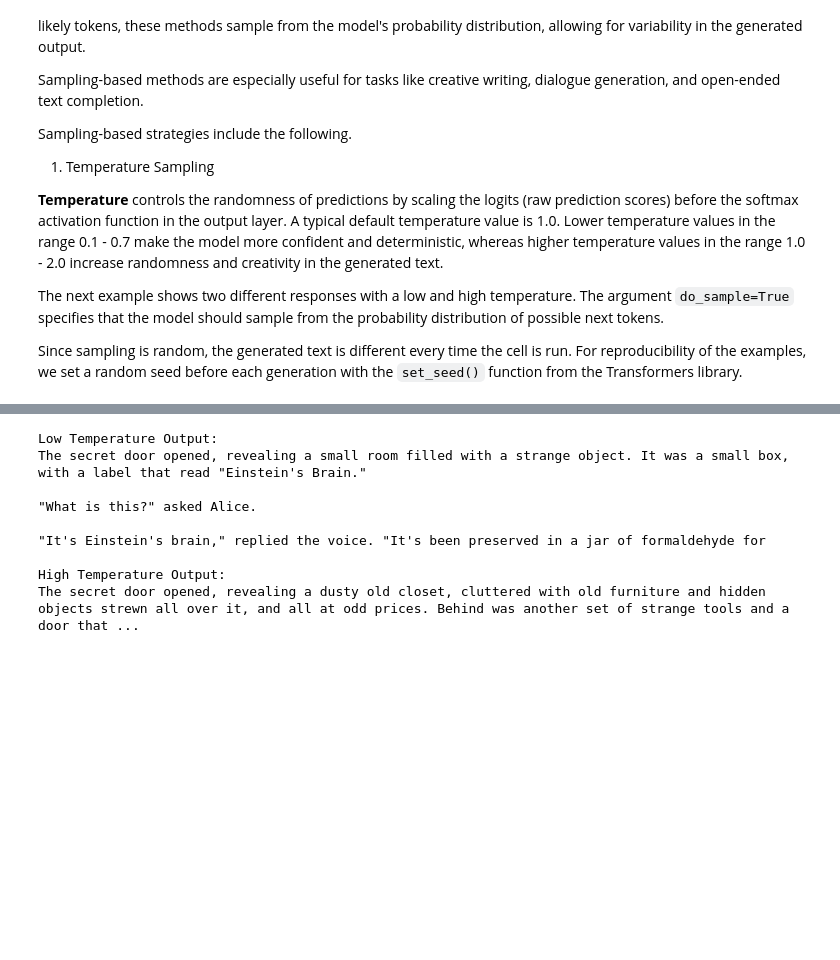
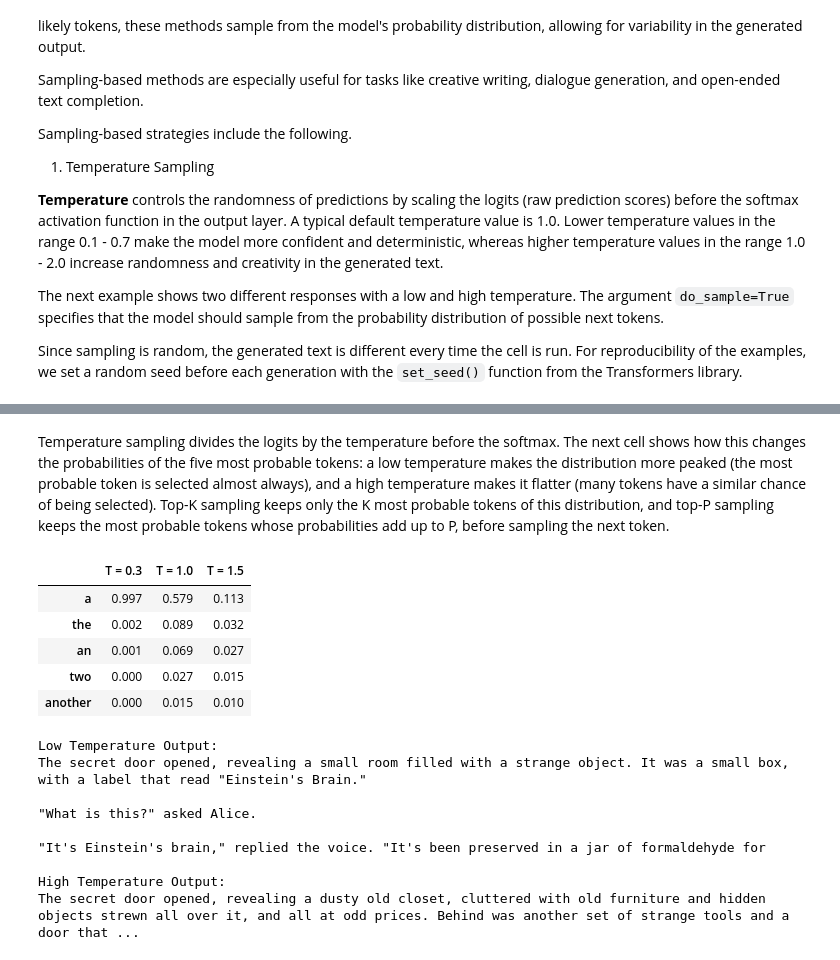
Before and after one commit to avakanski/Fall-2026-Applied-Data-Science-with-Python, a Jupyter notebook: Lectures/Theme_3-Model_Engineering/Lecture_18-NLP/Lecture_18-NLP.ipynb, the cells around one changed output, grey strips where cells are left out. Drawn from its saved outputs; the diff is of its cells as text; code cells hidden in the pictures; blank space fills up the shorter version.

```diff
--- a/Lectures/Theme_3-Model_Engineering/Lecture_18-NLP/Lecture_18-NLP.ipynb
+++ b/Lectures/Theme_3-Model_Engineering/Lecture_18-NLP/Lecture_18-NLP.ipynb
@@ -841,0 +901,10 @@ input_tokens = gen_tokenizer(input_string, return_tensors="pt").to(torch_device)
+# %%
+# Logits for the next token after the prompt, from a single forward pass through the model
+with torch.no_grad():
+    logits = gen_model(**input_tokens).logits[0, -1]
+
+# Convert the logits into probabilities, and display the 10 most probable next tokens
+probs = torch.softmax(logits, dim=-1)
+top = torch.topk(probs, 10)
+for p, idx in zip(top.values, top.indices):
+    print(f"{gen_tokenizer.decode(idx)!r:>12}  {p.item():.3f}")
@@ -842,3 +922,20 @@ input_tokens = gen_tokenizer(input_string, return_tensors="pt").to(torch_device)
+# %% [markdown]
+Temperature sampling divides the logits by the temperature before the softmax. The next cell shows how this changes the probabilities of the five most probable tokens: a low temperature makes the distribution more peaked (the most probable token is selected almost always), and a high temperature makes it flatter (many tokens have a similar chance of being selected). Top-K sampling keeps only the K most probable tokens of this distribution, and top-P sampling keeps the most probable tokens whose probabilities add up to P, before sampling the next token.
+# %%
+import pandas as pd
+
+temperatures = [0.3, 1.0, 1.5]
+top5 = torch.topk(probs, 5).indices
+
+table = {f"T = {t}": torch.softmax(logits.float() / t, dim=-1)[top5].numpy().round(3) for t in temperatures}
+pd.DataFrame(table, index=[gen_tokenizer.decode(i) for i in top5])
+# %% [output]
+|  | T = 0.3 | T = 1.0 | T = 1.5 |
+| a | 0.997 | 0.579 | 0.113 |
+| the | 0.002 | 0.089 | 0.032 |
+| an | 0.001 | 0.069 | 0.027 |
+| two | 0.000 | 0.027 | 0.015 |
+| another | 0.000 | 0.015 | 0.010 |
 # %%
 # Low temperature - more focused and deterministic
 set_seed(0)
```
Also changed, not shown: parts of 23 cells of this notebook.
